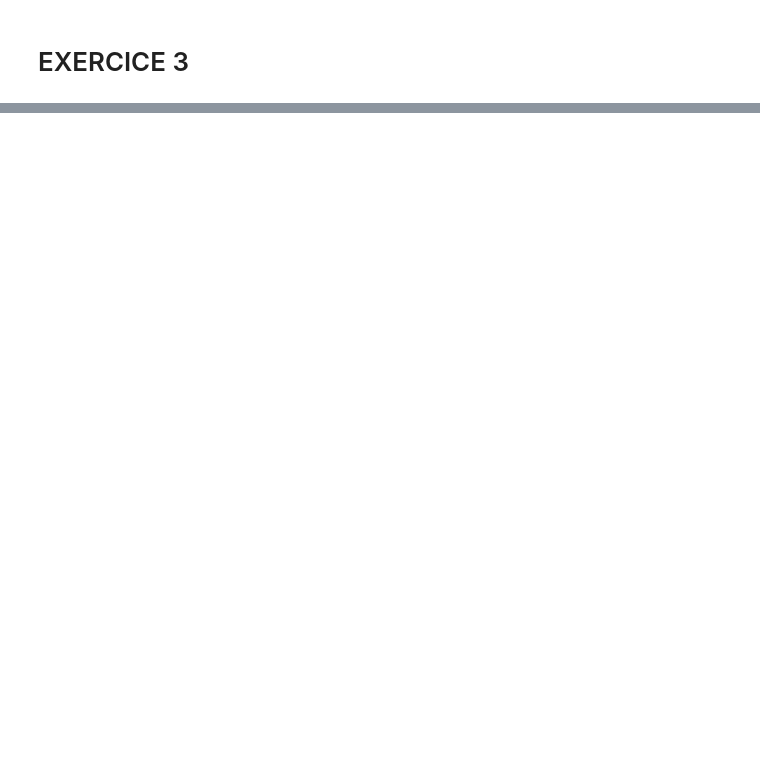
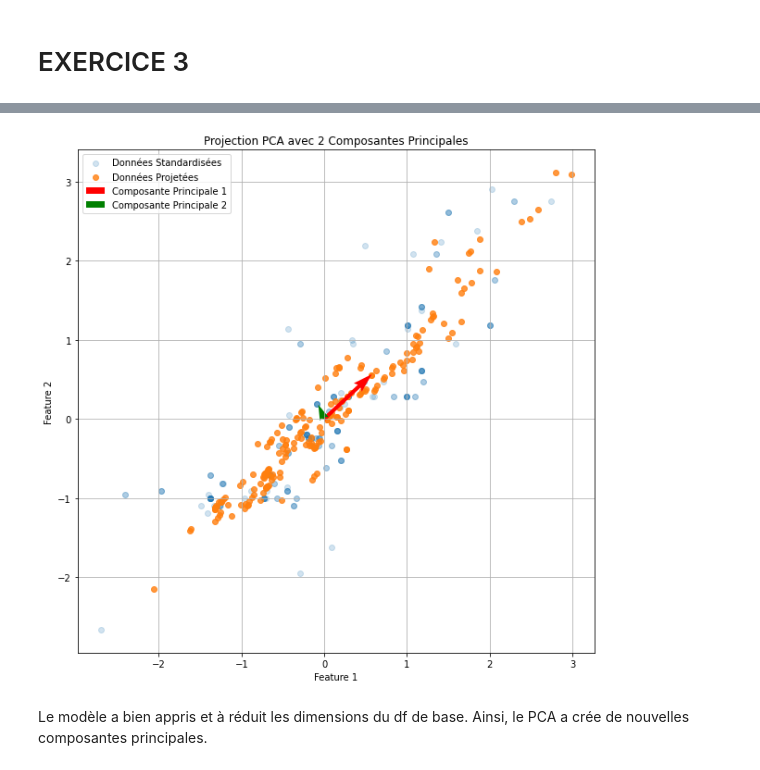
Before and after one commit to Mascode-Dev/DATA-A3, a Jupyter notebook: TD3-4.ipynb, the cells around one changed output, grey strips where cells are left out. Drawn from its saved outputs; the diff is of its cells as text; code cells hidden in the pictures; blank space fills up the shorter version.

```diff
--- a/TD3-4.ipynb
+++ b/TD3-4.ipynb
@@ -139,0 +549,22 @@ plt.show()
+# %%
+pca_2n = PCA(n_components=2)
+X_pca = pca_2n.fit_transform(X_std)
+X_projected = pca_2n.inverse_transform(X_pca)
+# %%
+# Afficher les résultats
+plt.figure(figsize=(10, 10))
+plt.scatter(X_std[:, 0], X_std[:, 1], alpha=0.2, label='Données Standardisées')
+plt.scatter(X_projected[:, 0], X_projected[:, 1], alpha=0.8, label='Données Projetées')
+plt.quiver(pca_2n.mean_[0], pca_2n.mean_[1], pca_2n.components_[0, 0], pca_2n.components_[0, 1], angles='xy', scale_units='xy', scale=1, color='r', label='Composante Principale 1')
+plt.quiver(pca_2n.mean_[0], pca_2n.mean_[1], pca_2n.components_[1, 0], pca_2n.components_[1, 1], angles='xy', scale_units='xy', scale=1, color='g', label='Composante Principale 2')
+plt.legend()
+plt.xlabel('Feature 1')
+plt.ylabel('Feature 2')
+plt.title('Projection PCA avec 2 Composantes Principales')
+plt.grid(True)
+plt.show()
+# %% [output]
+[figure, added]
+# %% [markdown]
+Le modèle a bien appris et à réduit les dimensions du df de base.
+Ainsi, le PCA a crée de nouvelles composantes principales.
```
Also changed, not shown: parts of 31 cells of this notebook, 1 other file.
